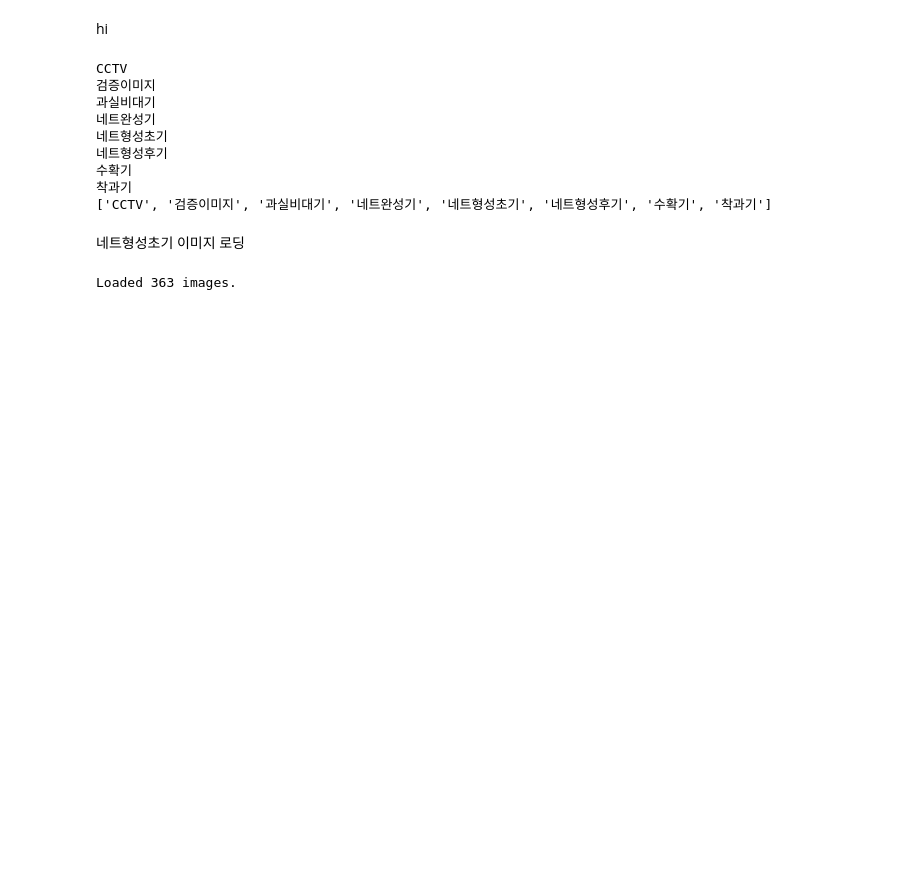
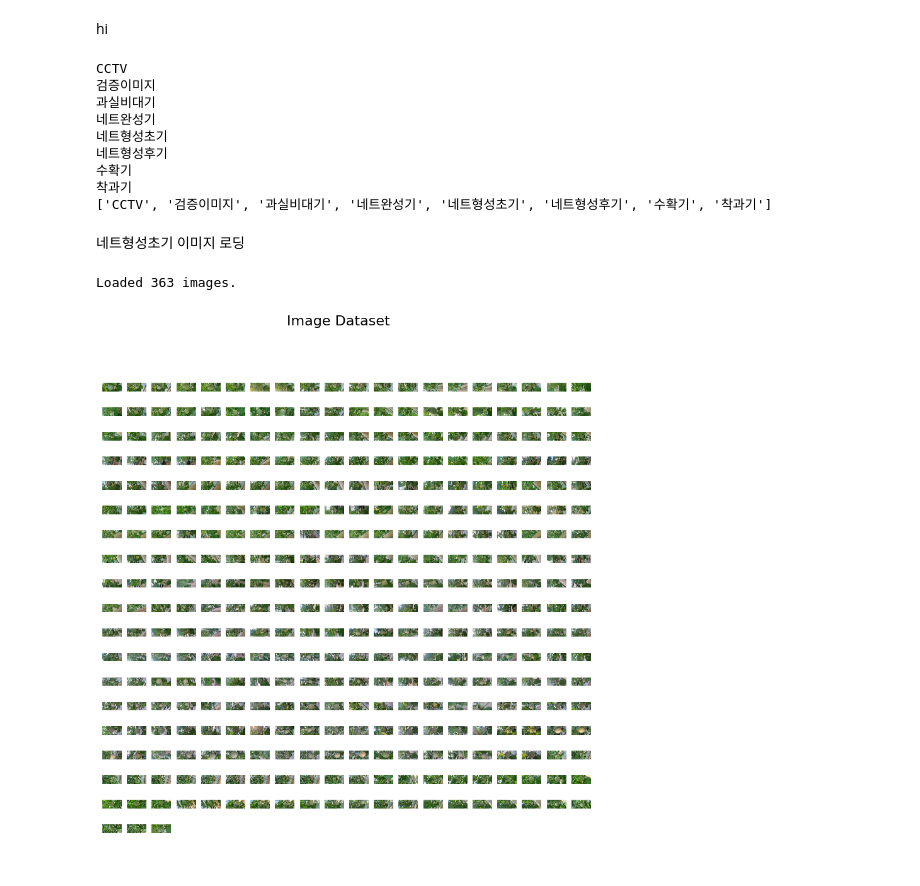
Before and after one commit to tokyodomeparkjisung/2024_RDA_melon, a Jupyter notebook: data_load.ipynb, the cells around one changed output. Saved outputs shown, nothing was run; the diff lists cells and outputs as text; code cells hidden in the pictures; blank space fills up the shorter version.

```diff
--- a/data_load.ipynb
+++ b/data_load.ipynb
@@ -56,3 +56,27 @@ image_dataset = load_image_dataset(directory)
 print(f"Loaded {len(image_dataset)} images.")
 # %% [output]
 Loaded 363 images.
+# %%
+import matplotlib.pyplot as plt
+
+def show_image_grid(image_dataset):
+    num_images = len(image_dataset)
+    grid_size = int(num_images ** 0.5) + 1  # 이미지 그리드의 크기 계산
+
+    fig, axes = plt.subplots(grid_size, grid_size, figsize=(10, 10))
+    fig.subplots_adjust(hspace=0.3, wspace=0.3)
+
+    for i, ax in enumerate(axes.flat):
+        if i < num_images:
+            ax.imshow(image_dataset[i])
+        ax.axis('off')
+    plt.suptitle('Image Dataset', size=16)
+    plt.show()
+
+# 이미지 데이터셋 전체를 그리드 형식으로 표시
+if len(image_dataset) > 0:
+    show_image_grid(image_dataset)
+else:
+    print("No images found in the dataset.")
+# %% [output]
+[figure, added]
```
Also changed, not shown: parts of 2 cells of this notebook.
